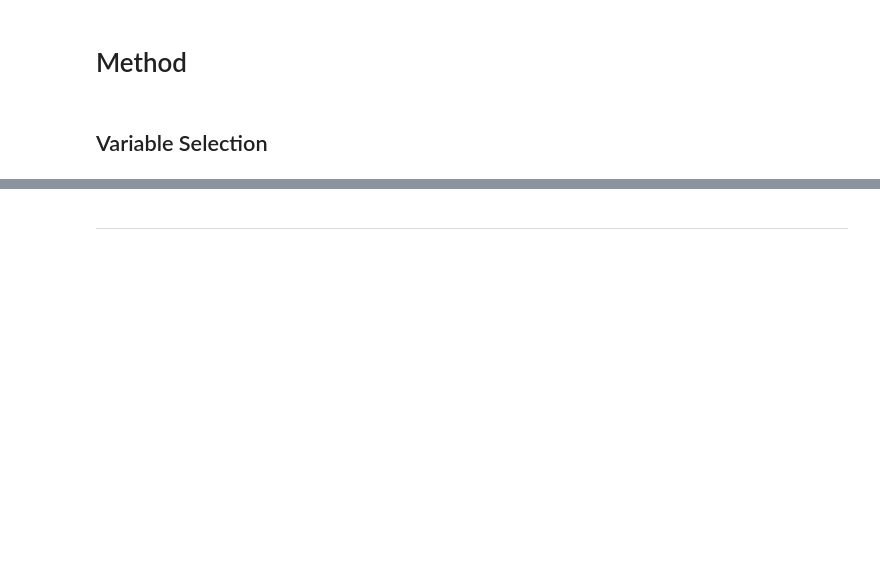
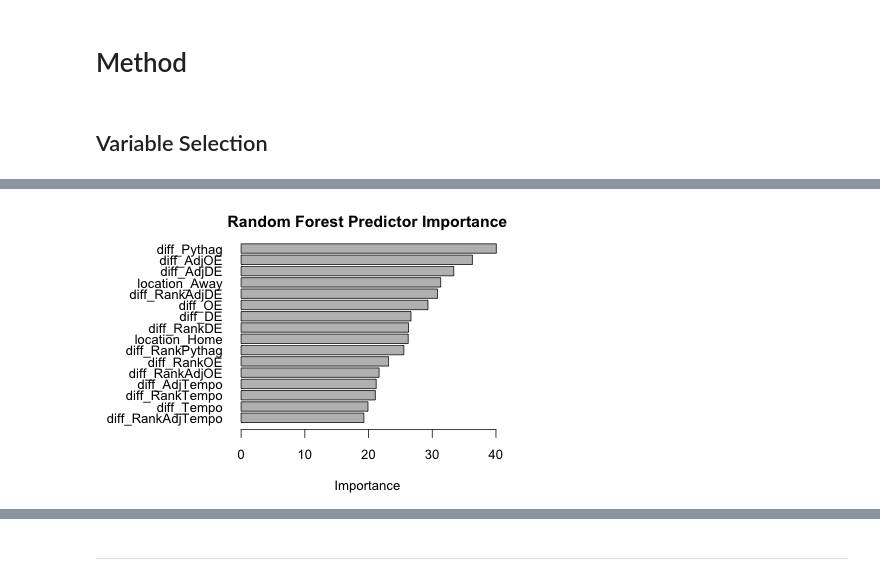
Before and after one commit to micahlanier/bayesket-ball, a Jupyter notebook: final_report/AM207_Final_Report.ipynb, the cells around one changed output, grey strips where cells are left out. Saved outputs shown, nothing was run; the diff lists cells and outputs as text; code cells hidden in the pictures; blank space fills up the shorter version.

```diff
--- a/final_report/AM207_Final_Report.ipynb
+++ b/final_report/AM207_Final_Report.ipynb
@@ -41,0 +46,5 @@ TODO
+# %%
+from IPython.display import Image
+Image(filename='RF Importance.png')
+# %% [output]
+[figure, added]
```
Also changed, not shown: parts of 4 cells of this notebook, 2 other files.
